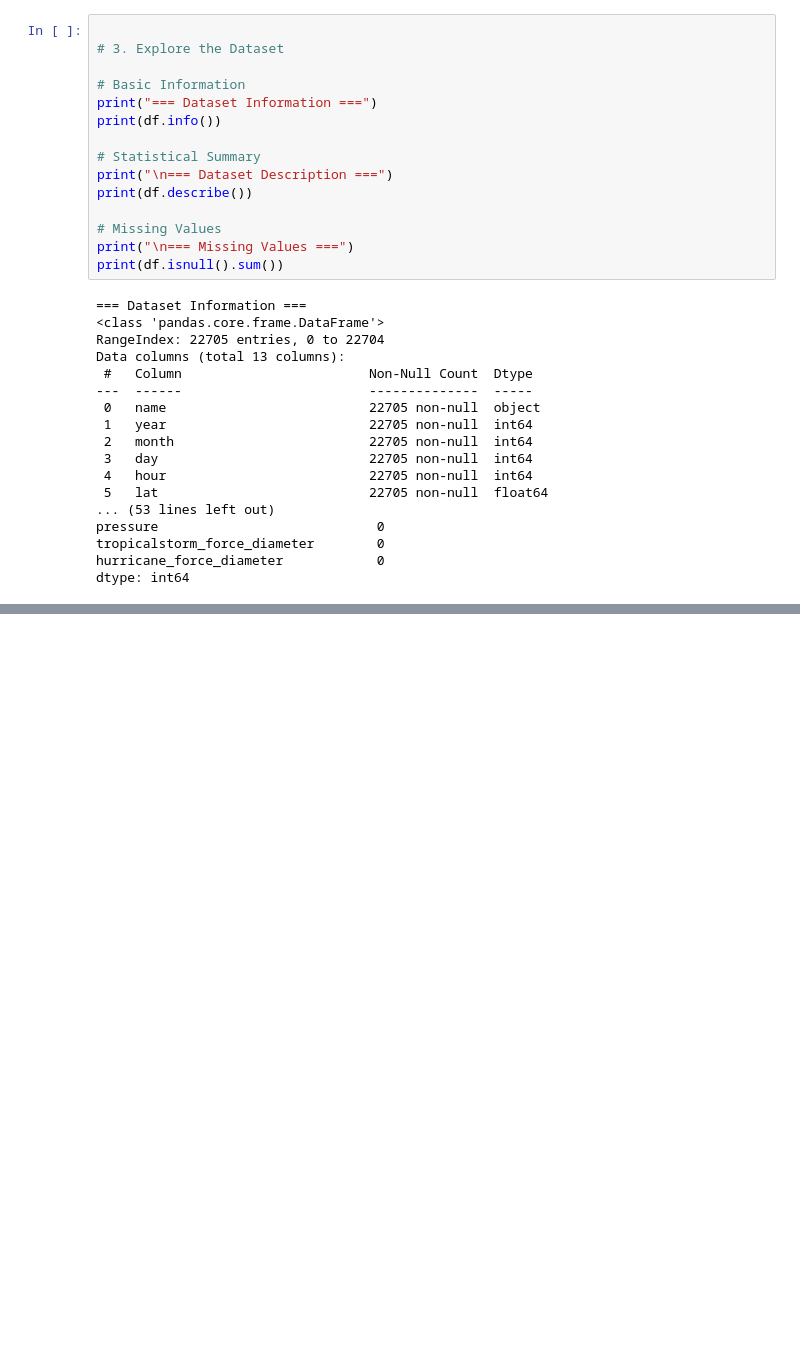
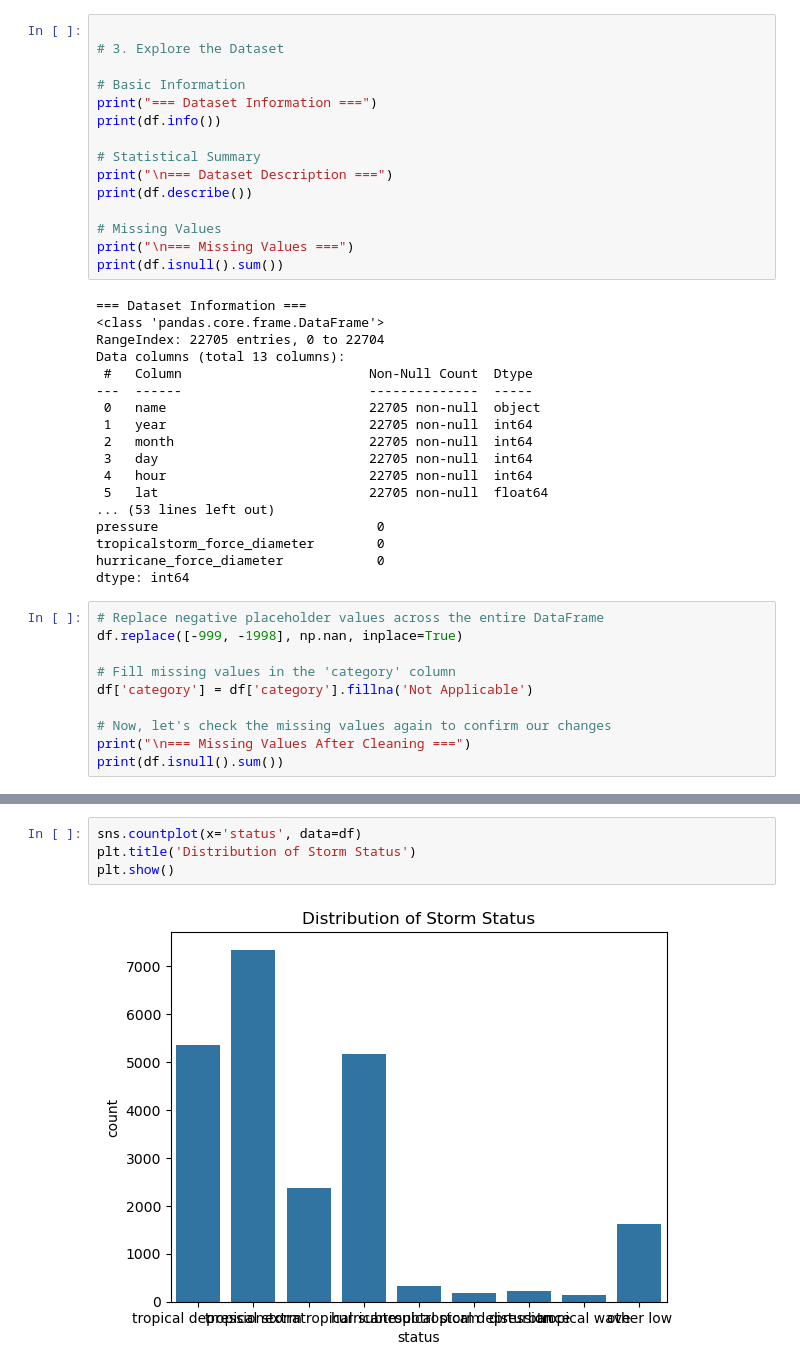
Before and after one commit to Dasdipanwita/Disaster_management_storm, a Jupyter notebook: Storm_Impact_Prediction_EDA.ipynb, the cells around one changed output, grey strips where cells are left out. Drawn from its saved outputs; the diff is of its cells as text; blank space fills up the shorter version.

```diff
--- a/Storm_Impact_Prediction_EDA.ipynb
+++ b/Storm_Impact_Prediction_EDA.ipynb
@@ -54,3 +58,13 @@ pressure                            0
 tropicalstorm_force_diameter        0
 hurricane_force_diameter            0
 dtype: int64
+# %%
+# Replace negative placeholder values across the entire DataFrame
+df.replace([-999, -1998], np.nan, inplace=True)
+
+# Fill missing values in the 'category' column
+df['category'] = df['category'].fillna('Not Applicable')
+
+# Now, let's check the missing values again to confirm our changes
+print("\n=== Missing Values After Cleaning ===")
+print(df.isnull().sum())
@@ -56,0 +87,6 @@ dtype: int64
+# %%
+sns.countplot(x='status', data=df)
+plt.title('Distribution of Storm Status')
+plt.show()
+# %% [output]
+[figure, added]
```
Also changed, not shown: parts of 16 cells of this notebook, 6 other files.
